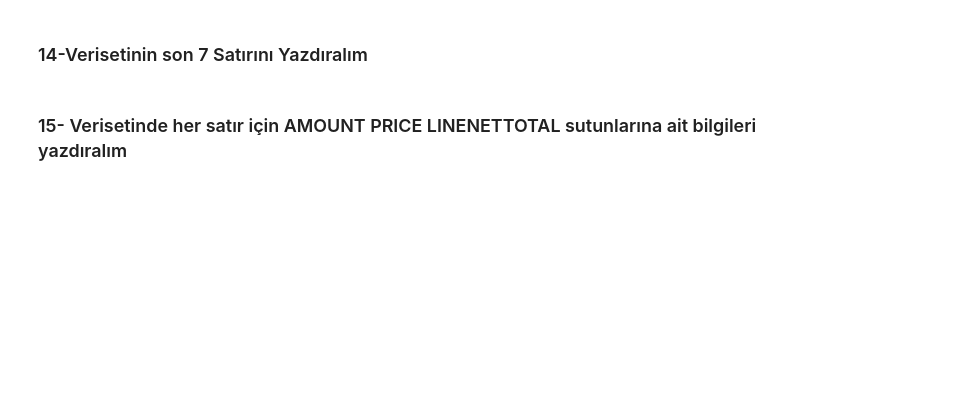
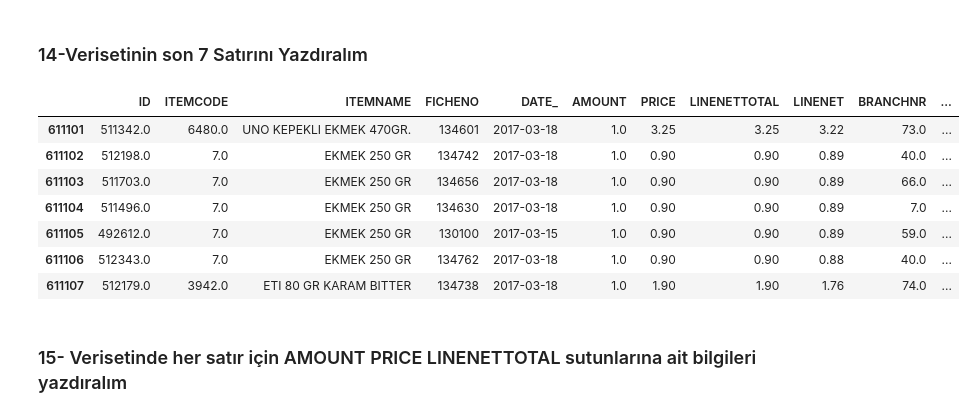
Before and after one commit to gulseliocakci/VeriBilimineGirisOdev, a Jupyter notebook: HAFTA 3/marketsales.ipynb, the cells around one changed output. Saved outputs shown, nothing was run; the diff lists cells and outputs as text; code cells hidden in the pictures; blank space fills up the shorter version.

```diff
--- a/HAFTA 3/marketsales.ipynb
+++ b/HAFTA 3/marketsales.ipynb
@@ -64,7 +175,16 @@ data.head(5)
 # %% [markdown]
 ### 14-Verisetinin son 7 Satırını Yazdıralım
 # %%
-data.tail(7)
+data_copy.tail(7)
+# %% [output]
+|  | ID | ITEMCODE | ITEMNAME | FICHENO | DATE_ | AMOUNT | PRICE | LINENETTOTAL | LINENET | BRANCHNR | ... |
+| 611101 | 511342.0 | 6480.0 | UNO KEPEKLI EKMEK 470GR. | 134601 | 2017-03-18 | 1.0 | 3.25 | 3.25 | 3.22 | 73.0 | ... |
+| 611102 | 512198.0 | 7.0 | EKMEK 250 GR | 134742 | 2017-03-18 | 1.0 | 0.90 | 0.90 | 0.89 | 40.0 | ... |
+| 611103 | 511703.0 | 7.0 | EKMEK 250 GR | 134656 | 2017-03-18 | 1.0 | 0.90 | 0.90 | 0.89 | 66.0 | ... |
+| 611104 | 511496.0 | 7.0 | EKMEK 250 GR | 134630 | 2017-03-18 | 1.0 | 0.90 | 0.90 | 0.89 | 7.0 | ... |
+| 611105 | 492612.0 | 7.0 | EKMEK 250 GR | 130100 | 2017-03-15 | 1.0 | 0.90 | 0.90 | 0.89 | 59.0 | ... |
+| 611106 | 512343.0 | 7.0 | EKMEK 250 GR | 134762 | 2017-03-18 | 1.0 | 0.90 | 0.90 | 0.88 | 40.0 | ... |
+| 611107 | 512179.0 | 3942.0 | ETI 80 GR KARAM BITTER | 134738 | 2017-03-18 | 1.0 | 1.90 | 1.90 | 1.76 | 74.0 | ... |
 # %% [markdown]
 ### 15- Verisetinde her satır için AMOUNT PRICE LINENETTOTAL sutunlarına ait bilgileri yazdıralım
 # %%
```
Also changed, not shown: parts of 18 cells of this notebook.
